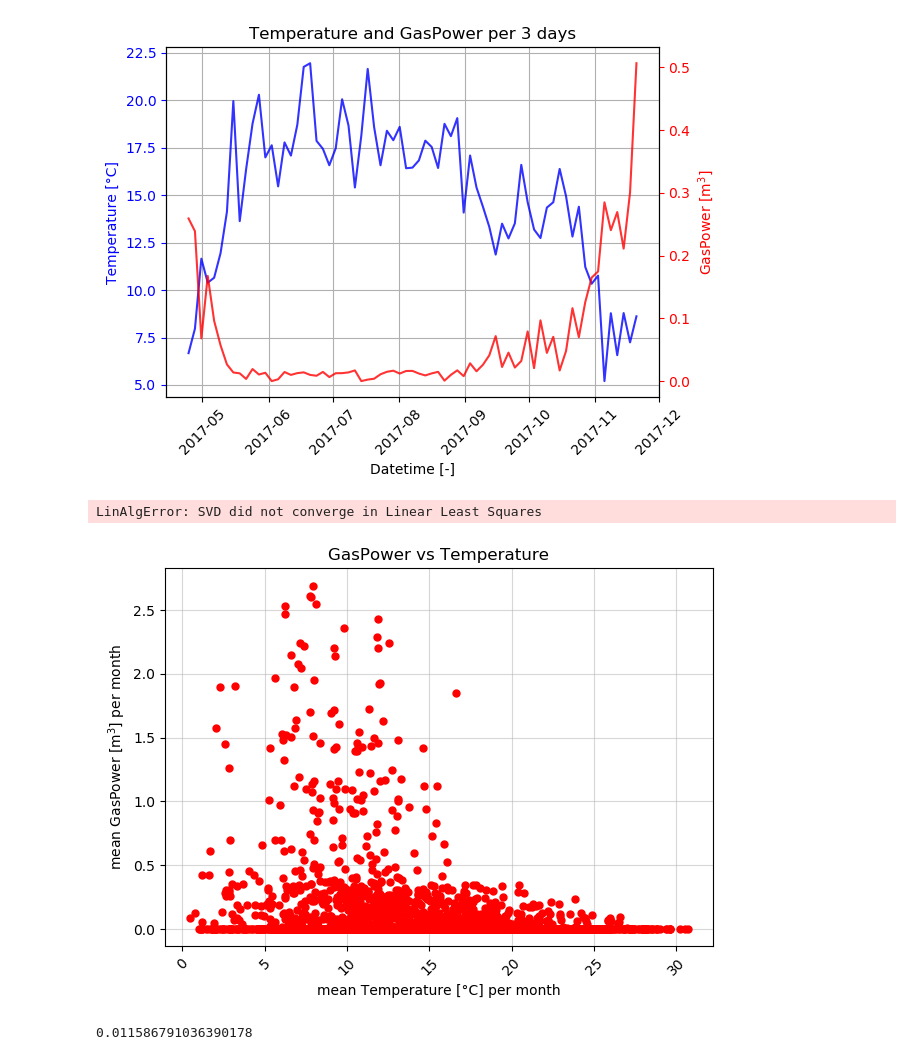
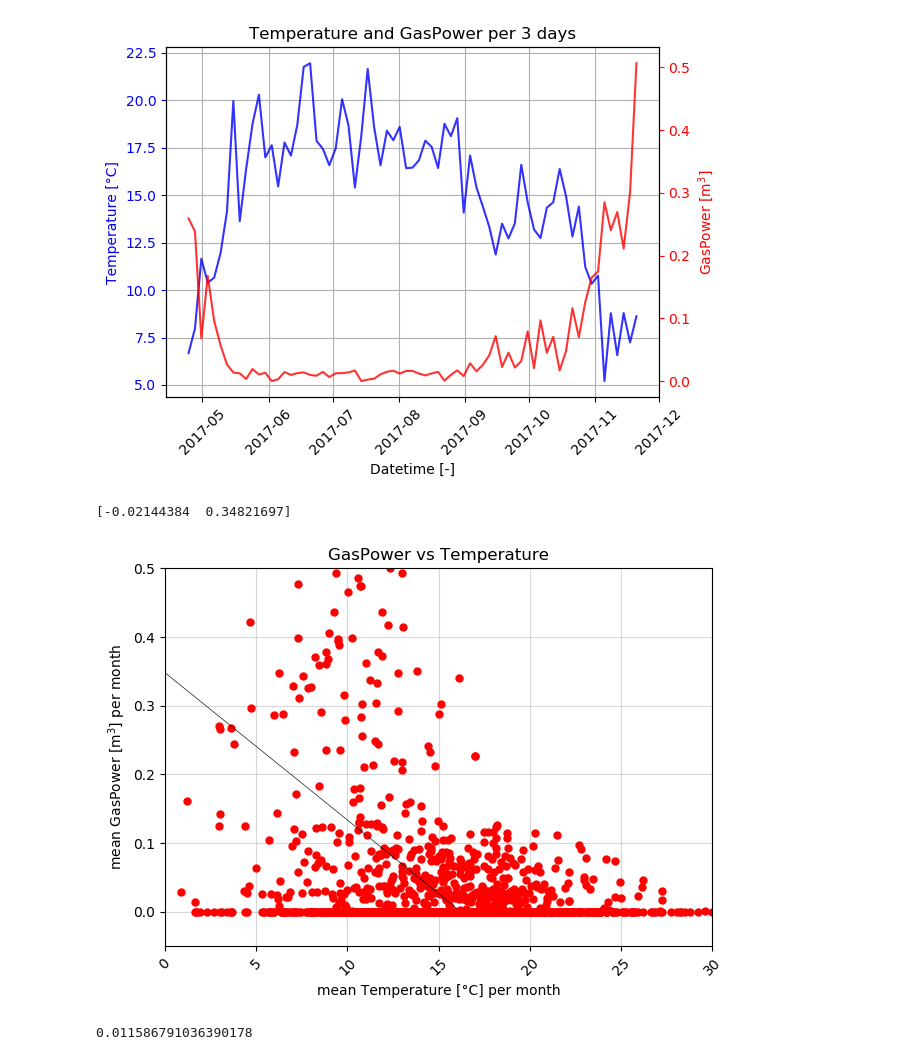
Before and after one commit to deKeijzer/KB-74-OPSCHALER, a Jupyter notebook: Personal_folders/Daan/correlationships.ipynb, the cells around one changed output. Drawn from its saved outputs; the diff is of its cells as text; code cells hidden in the pictures.

```diff
--- a/Personal_folders/Daan/correlationships.ipynb
+++ b/Personal_folders/Daan/correlationships.ipynb
@@ -20,7 +20,7 @@ df.head()
 | 2017-04-24 16:00:00 | 778.750 | 0.0 | 736.961 | 0.0 | 180.75978 | 0.0 | 1591.658 | 252.88333 | 0.0 | ... |
 5 rows × 24 columns
 # %%
-sample_rate = '3D'
+sample_rate = '1h'
 def resample_df(df,sample_rate):
 
     input_df = df
@@ -109,30 +94,30 @@ plt.show()
 # %%
 plt.title('GasPower vs Temperature')
 
 plt.plot(rdf['T'][:],rdf['gasPower'][:], '.', color='r', ms=10)
 plt.ylabel('mean GasPower [m$^3$] per month')
 plt.xlabel('mean Temperature [°C] per month')
 plt.xticks(rotation=45)
 plt.grid(alpha=0.5)
 plt.tight_layout()
 
 # linear regressions
 params = np.polyfit(rdftrain['T'],rdftrain['gasPower'], 1)
 def model(x, a, b):
     return a * x + b
 
 # Extrapolations
-x = np.array([-10,20])
+x = np.array([-10,16])
 plt.plot(x, model(x, *params), 'k', alpha=0.9, linewidth=0.5)
 
-plt.xlim(0,20)
+plt.xlim(0,30)
 plt.ylim(-0.05, 0.5)
 
 #plt.savefig('gasvstemp1d.png', dpi=700)
 print(params)
 # %% [output]
-LinAlgError: SVD did not converge in Linear Least Squares
+[-0.02144384  0.34821697]
-[figure, old version]
+[figure, new version]
 # %%
 print(bias)
 # %% [output]
```
Also changed, not shown: parts of 4 cells of this notebook, 6 other files.
